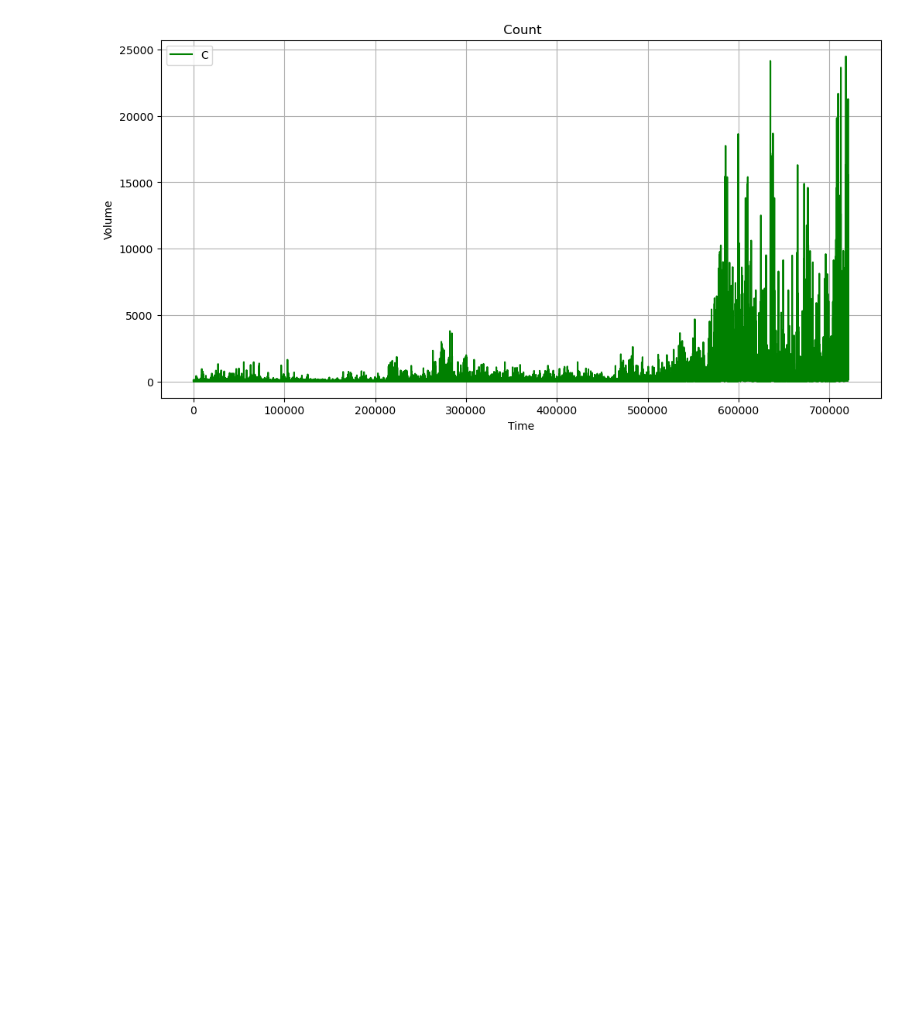
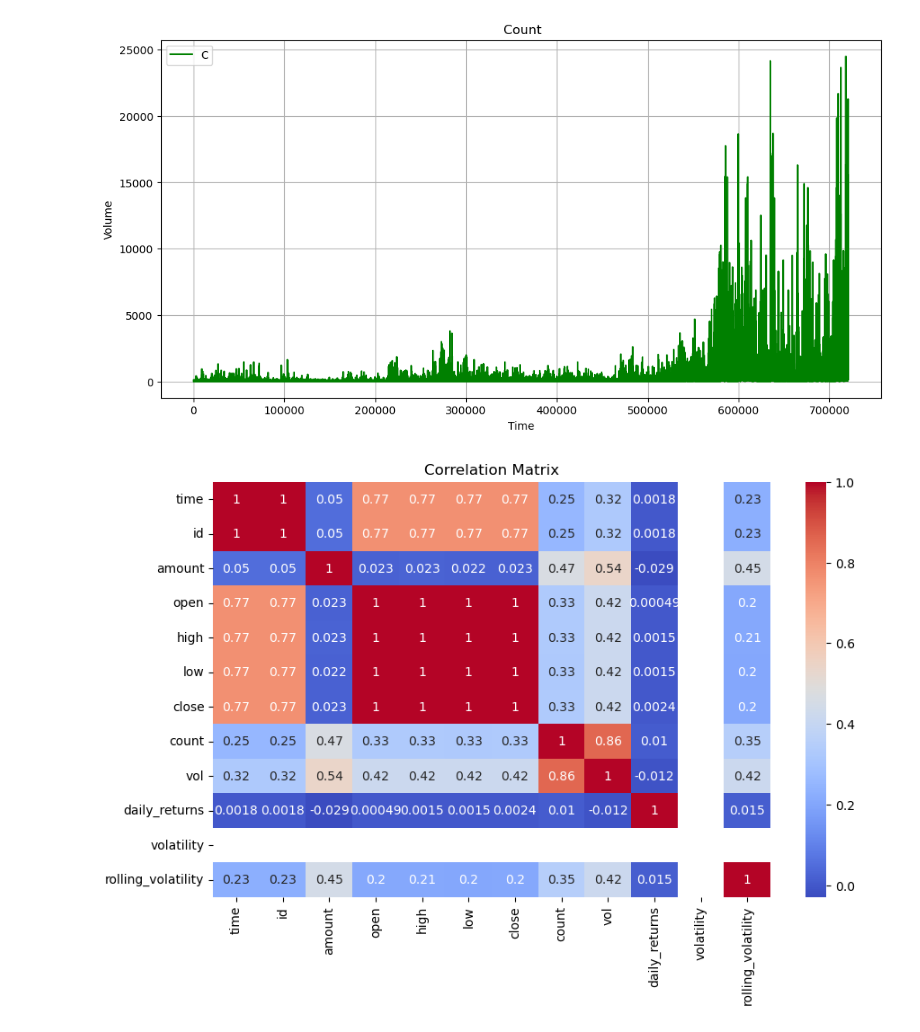
Before and after one commit to anilrasani/Finlang, a Jupyter notebook: notebooks/Time_series.ipynb, the cells around one changed output. Drawn from its saved outputs; the diff is of its cells as text; code cells hidden in the pictures; blank space fills up the shorter version.

Commit message:
moved plots to figures folder and organized files

```diff
--- a/notebooks/Time_series.ipynb
+++ b/notebooks/Time_series.ipynb
@@ -4,5 +5,5 @@ import matplotlib.pyplot as plt
 # %%
-raw_data=pd.read_csv(r'C:\Users\Hi\Finlang\data\Data\excel_data\ada.csv',parse_dates=['time'])
+raw_data=pd.read_csv(r'C:\Users\Hi\Finlang\data\ada.csv',parse_dates=['time'])
 raw_data.head()
 # %% [output]
 |  | time | id | amount | open | high | low | close | count | vol |
@@ -211,3 +212,13 @@ plt.grid(True)
 plt.show()
 # %% [output]
 [figure]
+# %%
+# Correlation heatmap
+import seaborn as sns
+
+plt.figure(figsize=(10, 6))
+sns.heatmap(raw_data.corr(), annot=True, cmap='coolwarm')
+plt.title("Correlation Matrix")
+plt.show()
+# %% [output]
+[figure, added]
```
Also changed, not shown: parts of 5 cells of this notebook, 8 other files.
